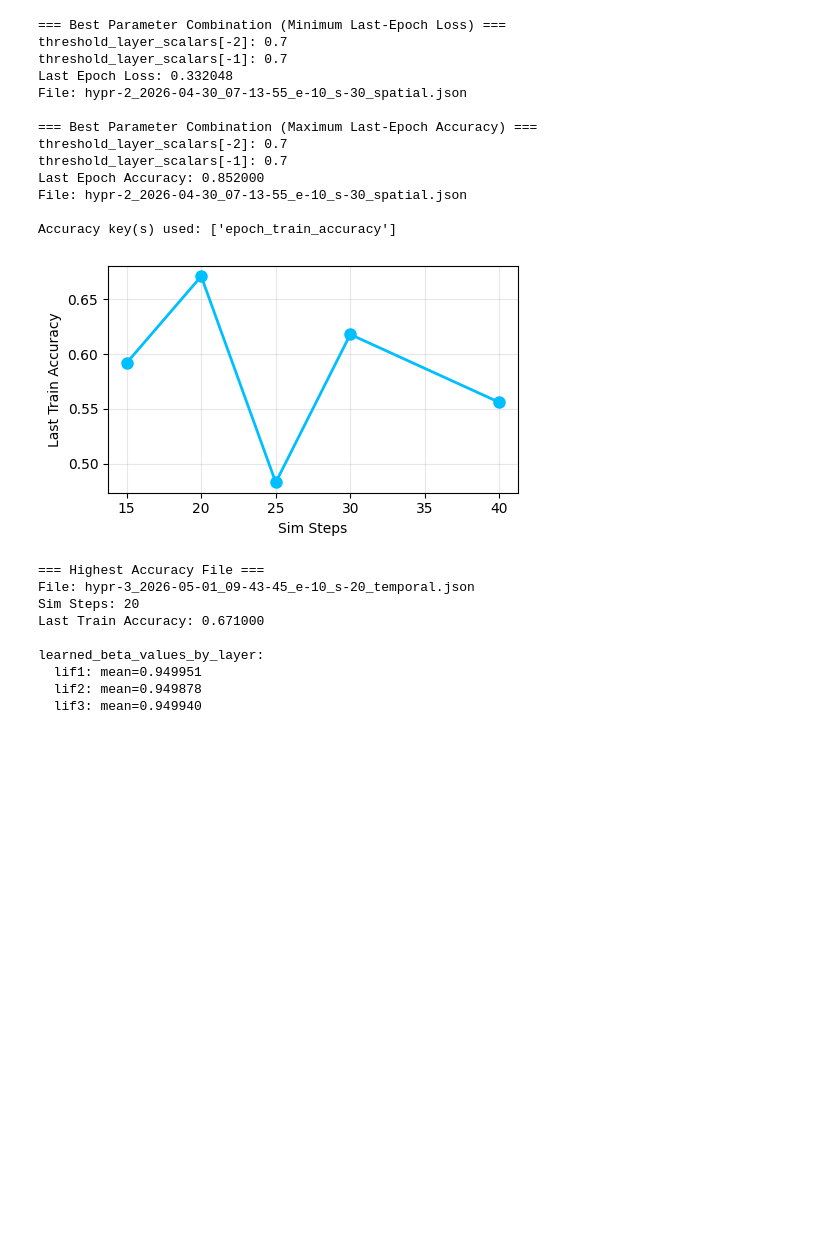
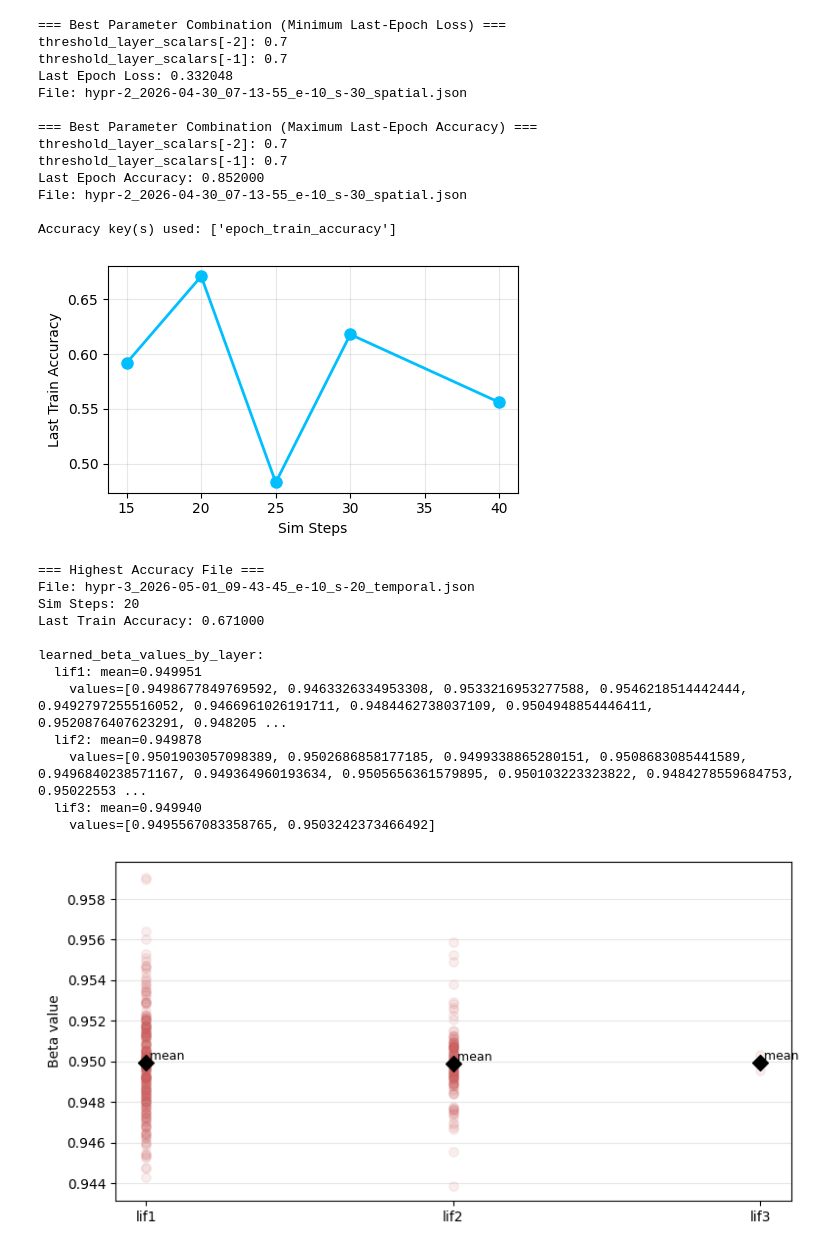
Before and after one commit to Rolands-Laucis/snn4nlp, a Jupyter notebook: experiments/E_sent-hypr-viz.ipynb, the cells around one changed output. Saved outputs shown, nothing was run; the diff lists cells and outputs as text; code cells hidden in the pictures; blank space fills up the shorter version.

```diff
--- a/experiments/E_sent-hypr-viz.ipynb
+++ b/experiments/E_sent-hypr-viz.ipynb
@@ -323,32 +323,66 @@ print(f'Last Train Accuracy: {best_acc:.6f}')
 
 # Load the best file and extract learned_beta_values_by_layer
 with open(best_file_path, 'r', encoding='utf-8') as f:
     best_data = json.load(f).get('results', {})
 
     learned_beta = best_data.get('learned_beta_values_by_layer')
     if learned_beta is not None:
         print('\nlearned_beta_values_by_layer:')
+        layer_names = []
+        layer_values = []
+        layer_means = []
         if isinstance(learned_beta, dict):
             for layer, value in learned_beta.items():
                 if isinstance(value, dict):
                     mean_beta = value.get('mean')
-                    beta_values = value.get('values')
+                    beta_values = value.get('values', [])
                     print(f'  {layer}: mean={mean_beta:.6f}' if mean_beta is not None else f'  {layer}: mean=None')
-                    # print(f'    values={beta_values}')
+                    # dont print the actual values
+                    layer_names.append(layer)
+                    layer_values.append(beta_values)
+                    layer_means.append(mean_beta)
                 else:
                     print(f'  {layer}: {value}')
+                    layer_names.append(layer)
+                    layer_values.append(value if isinstance(value, list) else [value])
+                    layer_means.append(None)
         else:
             print(f'  {learned_beta}')
+            layer_names = ['learned_beta']
+            layer_values = [learned_beta if isinstance(learned_beta, list) else [learned_beta]]
+            layer_means = [None]
+
+        fig, ax = plt.subplots(figsize=(8, 4))
+        x_positions = np.arange(len(layer_names))
+        for idx, (layer_name, values, mean_beta) in enumerate(zip(layer_names, layer_values, layer_means)):
+            values = np.asarray(values, dtype=float).reshape(-1)
+            if values.size == 0:
+                continue
+            x = np.full(values.shape, x_positions[idx], dtype=float)
+            ax.scatter(x, values, color=colors.spike_dot, alpha=0.1, s=45, label=layer_name)
+            if mean_beta is not None:
+                ax.scatter([x_positions[idx]], [mean_beta], color='black', marker='D', s=65, zorder=3)
+                ax.text(x_positions[idx], mean_beta, f' mean', va='bottom', ha='left', fontsize=9)
+        ax.set_xticks(x_positions)
+        ax.set_xticklabels(layer_names)
+        ax.set_ylabel('Beta value')
+        ax.grid(True, axis='y', alpha=0.3)
+        plt.tight_layout()
+        plt.show()
     else:
         print('\nlearned_beta_values_by_layer: Not found in results')
 # %% [output]
 [figure]
 === Highest Accuracy File ===
 File: hypr-3_2026-05-01_09-43-45_e-10_s-20_temporal.json
 Sim Steps: 20
 Last Train Accuracy: 0.671000
 
 learned_beta_values_by_layer:
   lif1: mean=0.949951
+    values=[0.9498677849769592, 0.9463326334953308, 0.9533216953277588, 0.9546218514442444, 0.9492797255516052, 0.9466961026191711, 0.9484462738037109, 0.9504948854446411, 0.9520876407623291, 0.948205 ...
   lif2: mean=0.949878
+    values=[0.9501903057098389, 0.9502686858177185, 0.9499338865280151, 0.9508683085441589, 0.9496840238571167, 0.949364960193634, 0.9505656361579895, 0.950103223323822, 0.9484278559684753, 0.95022553 ...
   lif3: mean=0.949940
+    values=[0.9495567083358765, 0.9503242373466492]
+[figure, added]
```
